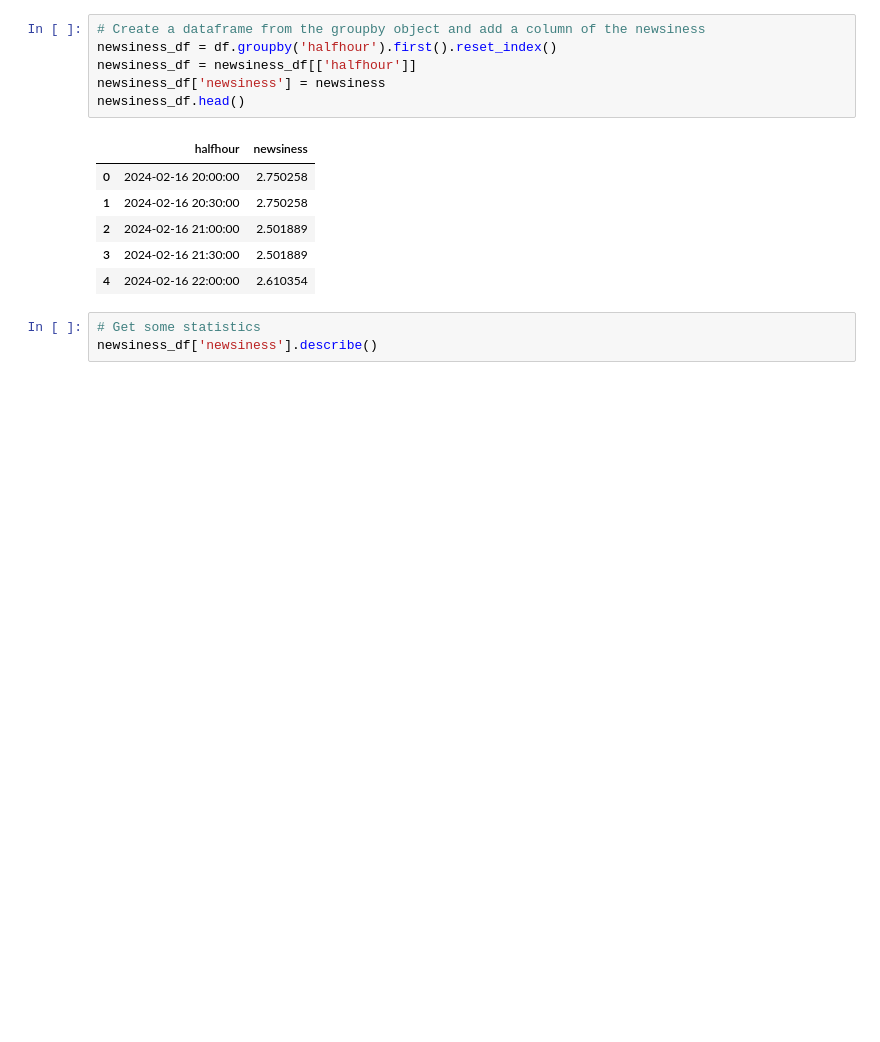
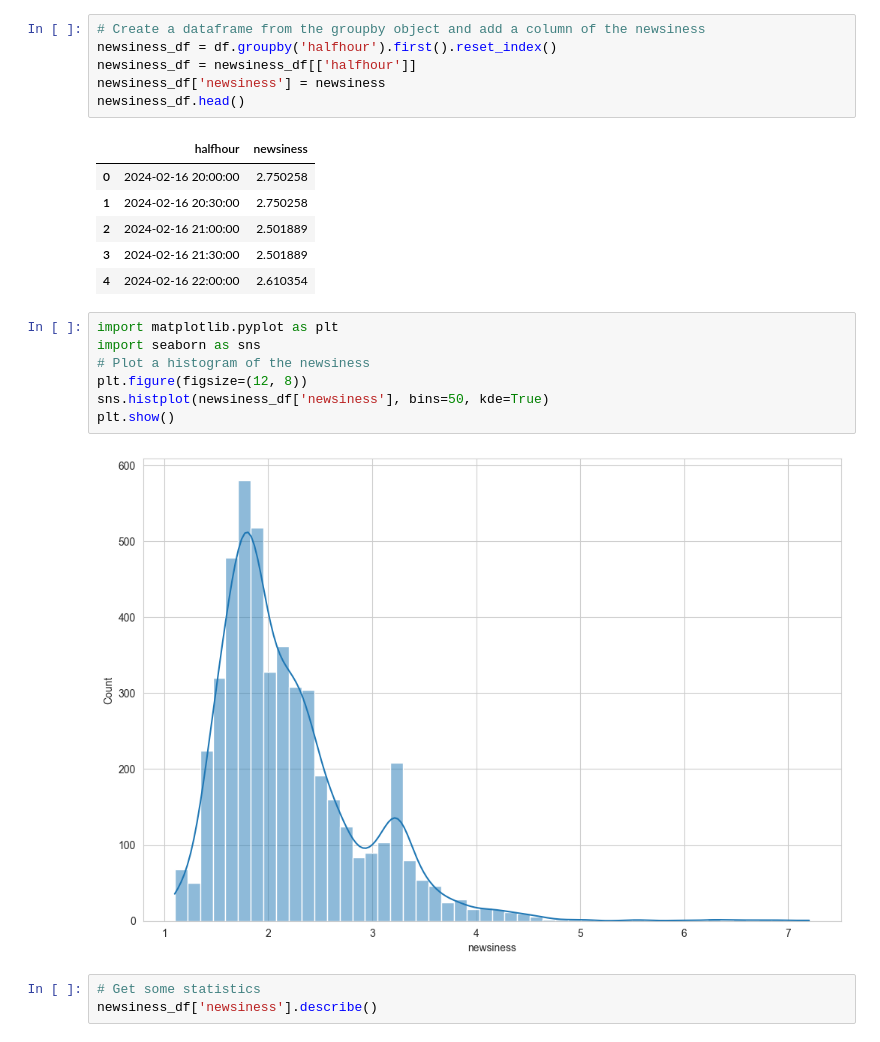
Before and after one commit to mas-4/maudlin2, a Jupyter notebook: dev/newsiness2.ipynb, the cells around one changed output. Saved outputs shown, nothing was run; the diff lists cells and outputs as text; blank space fills up the shorter version.

```diff
--- a/dev/newsiness2.ipynb
+++ b/dev/newsiness2.ipynb
@@ -95,6 +95,15 @@ newsiness_df.head()
 | 2 | 2024-02-16 21:00:00 | 2.501889 |
 | 3 | 2024-02-16 21:30:00 | 2.501889 |
 | 4 | 2024-02-16 22:00:00 | 2.610354 |
+# %%
+import matplotlib.pyplot as plt
+import seaborn as sns
+# Plot a histogram of the newsiness
+plt.figure(figsize=(12, 8))
+sns.histplot(newsiness_df['newsiness'], bins=50, kde=True)
+plt.show()
+# %% [output]
+[figure, added]
 # %%
 # Get some statistics
 newsiness_df['newsiness'].describe()
```
Also changed, not shown: parts of 9 cells of this notebook, 3 other files.
